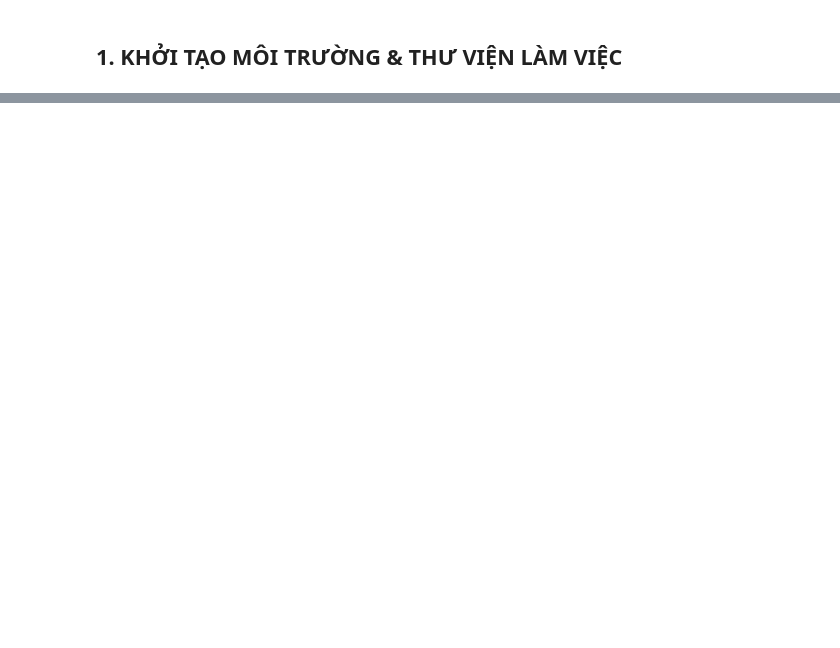
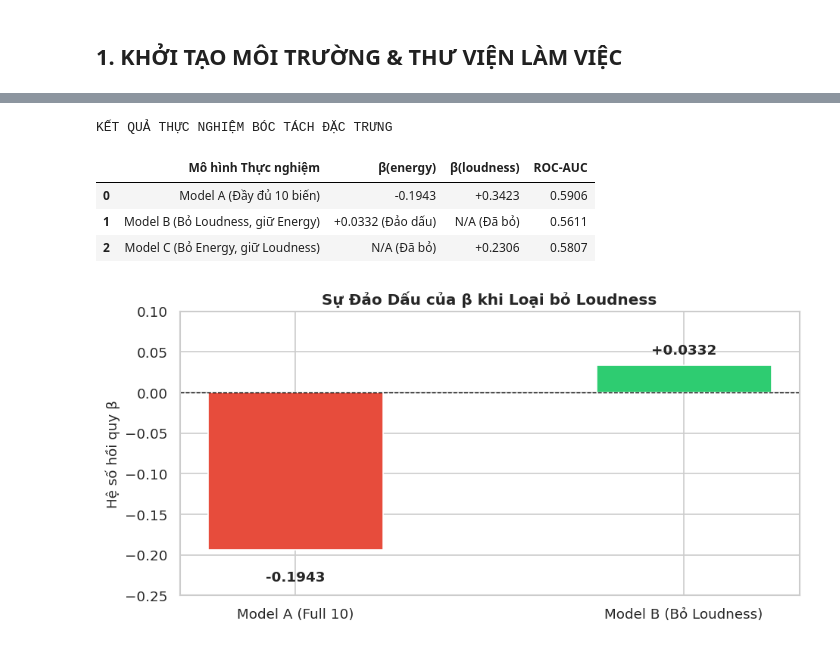
Before and after one commit to lyhiahan/Spotify_Audio_Trends_Analytics, a Jupyter notebook: notebooks/03_model.ipynb, the cells around one changed output, grey strips where cells are left out. Drawn from its saved outputs; the diff is of its cells as text; code cells hidden in the pictures; blank space fills up the shorter version.

```diff
--- a/notebooks/03_model.ipynb
+++ b/notebooks/03_model.ipynb
@@ -380,0 +304,68 @@ print(f" 3. {metrics_file}")
+# %%
+# Huấn luyện 3 mô hình bóc tách để kiểm chứng
+feats_A = feature_cols
+feats_B = [f for f in feature_cols if f != 'loudness']
+feats_C = [f for f in feature_cols if f != 'energy']
+
+# Model A (Full 10 Features)
+mA = LogisticRegression(class_weight='balanced', random_state=42, max_iter=1000)
+mA.fit(X_train_scaled, y_train)
+
+# Model B (No Loudness)
+idx_B = [feature_cols.index(f) for f in feats_B]
+mB = LogisticRegression(class_weight='balanced', random_state=42, max_iter=1000)
+mB.fit(X_train_scaled[:, idx_B], y_train)
+
+# Model C (No Energy)
+idx_C = [feature_cols.index(f) for f in feats_C]
+mC = LogisticRegression(class_weight='balanced', random_state=42, max_iter=1000)
+mC.fit(X_train_scaled[:, idx_C], y_train)
+
+# Tổng hợp hệ số và AUC
+coef_energy_A = mA.coef_[0][feature_cols.index('energy')]
+coef_loudness_A = mA.coef_[0][feature_cols.index('loudness')]
+
+coef_energy_B = mB.coef_[0][feats_B.index('energy')]
+coef_loudness_C = mC.coef_[0][feats_C.index('loudness')]
+
+auc_A = roc_auc_score(y_test, mA.predict_proba(X_test_scaled)[:, 1])
+auc_B = roc_auc_score(y_test, mB.predict_proba(X_test_scaled[:, idx_B])[:, 1])
+auc_C = roc_auc_score(y_test, mC.predict_proba(X_test_scaled[:, idx_C])[:, 1])
+
+df_ablation = pd.DataFrame({
+    'Mô hình Thực nghiệm': [
+        'Model A (Đầy đủ 10 biến)',
+        'Model B (Bỏ Loudness, giữ Energy)',
+        'Model C (Bỏ Energy, giữ Loudness)'
+    ],
+    'β(energy)': [f"{coef_energy_A:+.4f}", f"{coef_energy_B:+.4f} (Đảo dấu)", "N/A (Đã bỏ)"],
+    'β(loudness)': [f"{coef_loudness_A:+.4f}", "N/A (Đã bỏ)", f"{coef_loudness_C:+.4f}"],
+    'ROC-AUC': [f"{auc_A:.4f}", f"{auc_B:.4f}", f"{auc_C:.4f}"]
+})
+
+print("KẾT QUẢ THỰC NGHIỆM BÓC TÁCH ĐẶC TRƯNG")
+display(df_ablation)
+
+# Trực quan hóa sự đảo dấu của beta
+fig, ax = plt.subplots(figsize=(8, 4))
+bars = ax.bar(['Model A (Full 10)', 'Model B (Bỏ Loudness)'], [coef_energy_A, coef_energy_B],
+              color=['#e74c3c', '#2ecc71'], width=0.45)
+ax.axhline(0, color='black', linewidth=0.8, linestyle='--')
+ax.set_ylabel("Hệ số hồi quy β")
+ax.set_title("Sự Đảo Dấu của β khi Loại bỏ Loudness", fontsize=12, fontweight='bold')
+
+for bar in bars:
+    yval = bar.get_height()
+    ax.text(bar.get_x() + bar.get_width()/2.0, yval + (0.01 if yval > 0 else -0.025),
+            f"{yval:+.4f}", ha='center', va='bottom' if yval > 0 else 'top', fontweight='bold', fontsize=11)
+
+plt.ylim(-0.25, 0.10)
+plt.tight_layout()
+plt.show()
+# %% [output]
+KẾT QUẢ THỰC NGHIỆM BÓC TÁCH ĐẶC TRƯNG
+|  | Mô hình Thực nghiệm | β(energy) | β(loudness) | ROC-AUC |
+| 0 | Model A (Đầy đủ 10 biến) | -0.1943 | +0.3423 | 0.5906 |
+| 1 | Model B (Bỏ Loudness, giữ Energy) | +0.0332 (Đảo dấu) | N/A (Đã bỏ) | 0.5611 |
+| 2 | Model C (Bỏ Energy, giữ Loudness) | N/A (Đã bỏ) | +0.2306 | 0.5807 |
+[figure, added]
```
Also changed, not shown: parts of 39 cells of this notebook, 1 other file.
